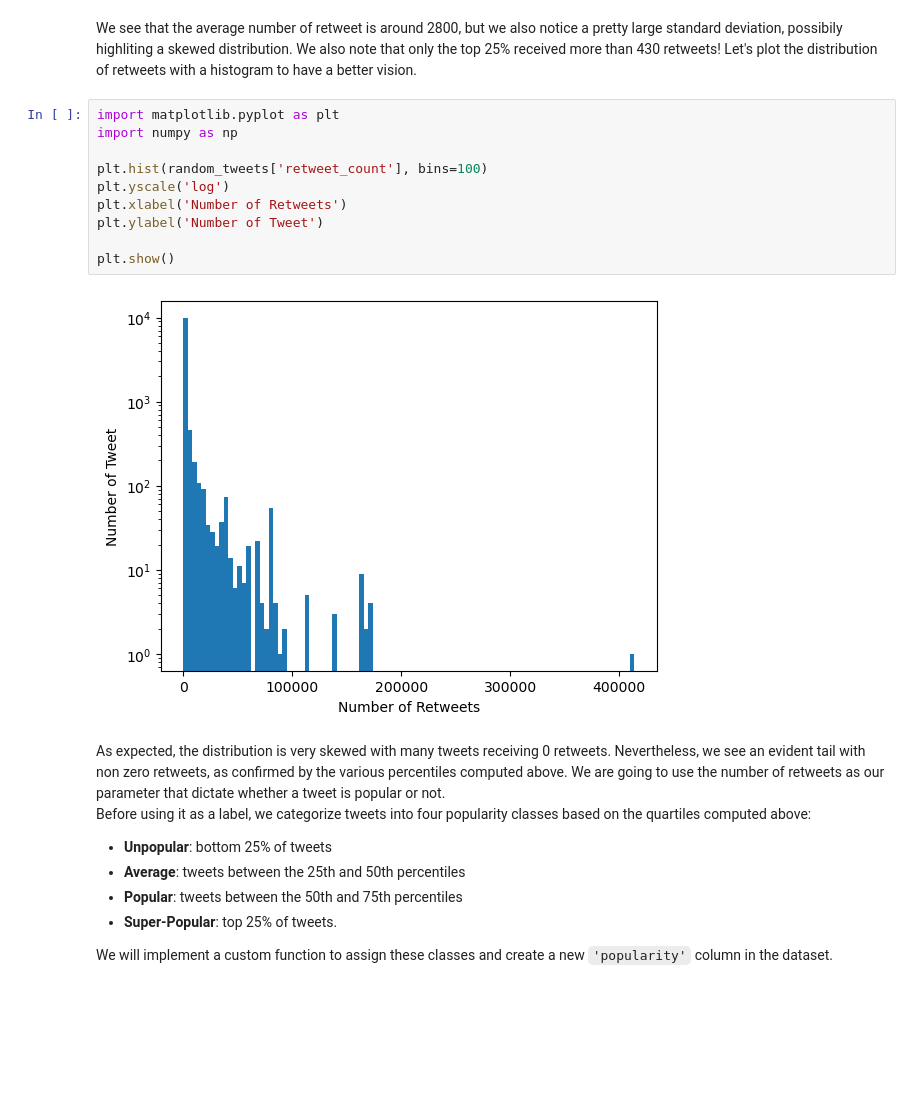
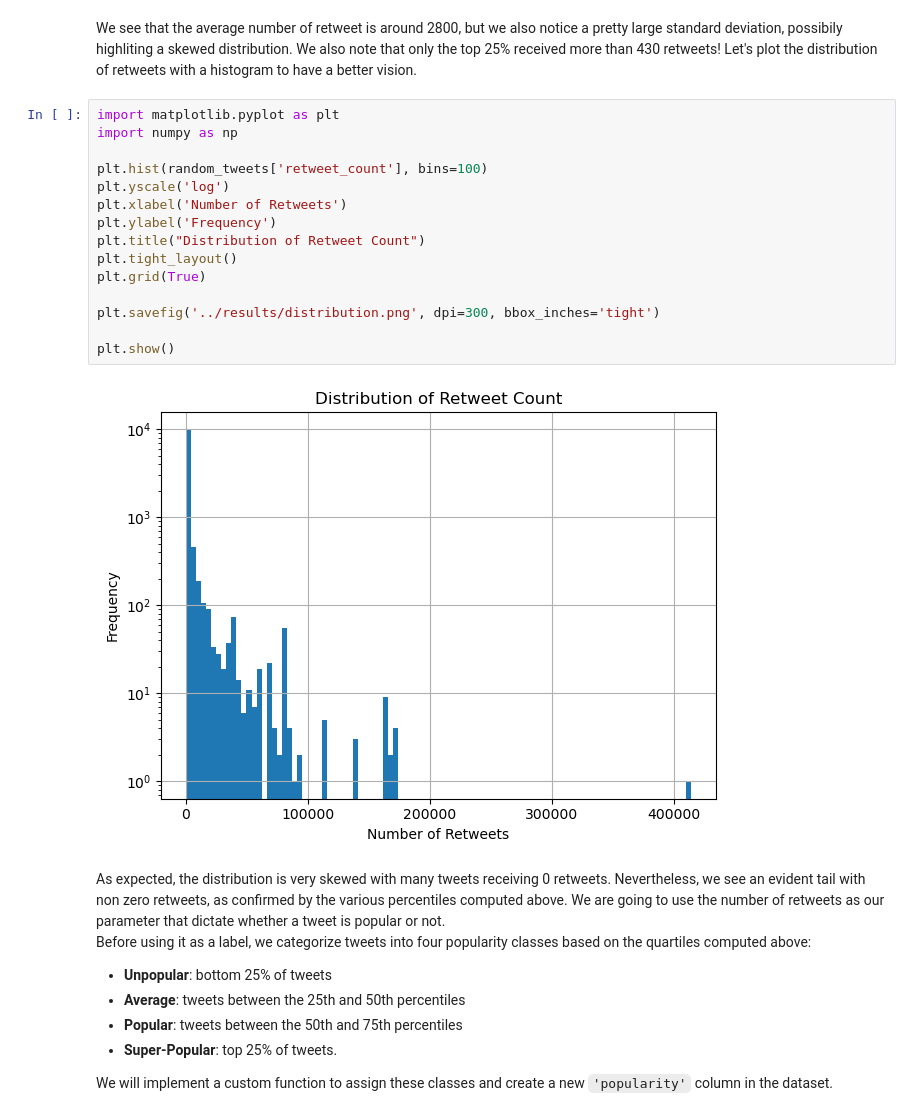
Before and after one commit to alessandrodondarini/tweet-virality-prediction, a Jupyter notebook: notebooks/supML_twitter.ipynb, the cells around one changed output. Cells and saved outputs as stored; diff of their text form; blank space fills up the shorter version.

```diff
--- a/notebooks/supML_twitter.ipynb
+++ b/notebooks/supML_twitter.ipynb
@@ -78,15 +78,20 @@ We see that the average number of retweet is around 2800, but we also notice a p
 # %%
 import matplotlib.pyplot as plt
 import numpy as np
 
 plt.hist(random_tweets['retweet_count'], bins=100)
 plt.yscale('log')
 plt.xlabel('Number of Retweets')
-plt.ylabel('Number of Tweet')
+plt.ylabel('Frequency')
+plt.title("Distribution of Retweet Count")
+plt.tight_layout()
+plt.grid(True)
+
+plt.savefig('../results/distribution.png', dpi=300, bbox_inches='tight')
 
 plt.show()
 # %% [output]
-[figure, old version]
+[figure, new version]
 # %% [markdown]
 As expected, the distribution is very skewed with many tweets receiving 0 retweets. Nevertheless, we see an evident tail with non zero retweets, as confirmed by the various percentiles computed above. We are going to use the number of retweets as our parameter that dictate whether a tweet is popular or not.
 Before using it as a label, we categorize tweets into four popularity classes based on the quartiles computed above:
```
Also changed, not shown: parts of 6 cells of this notebook, 1 other file.
